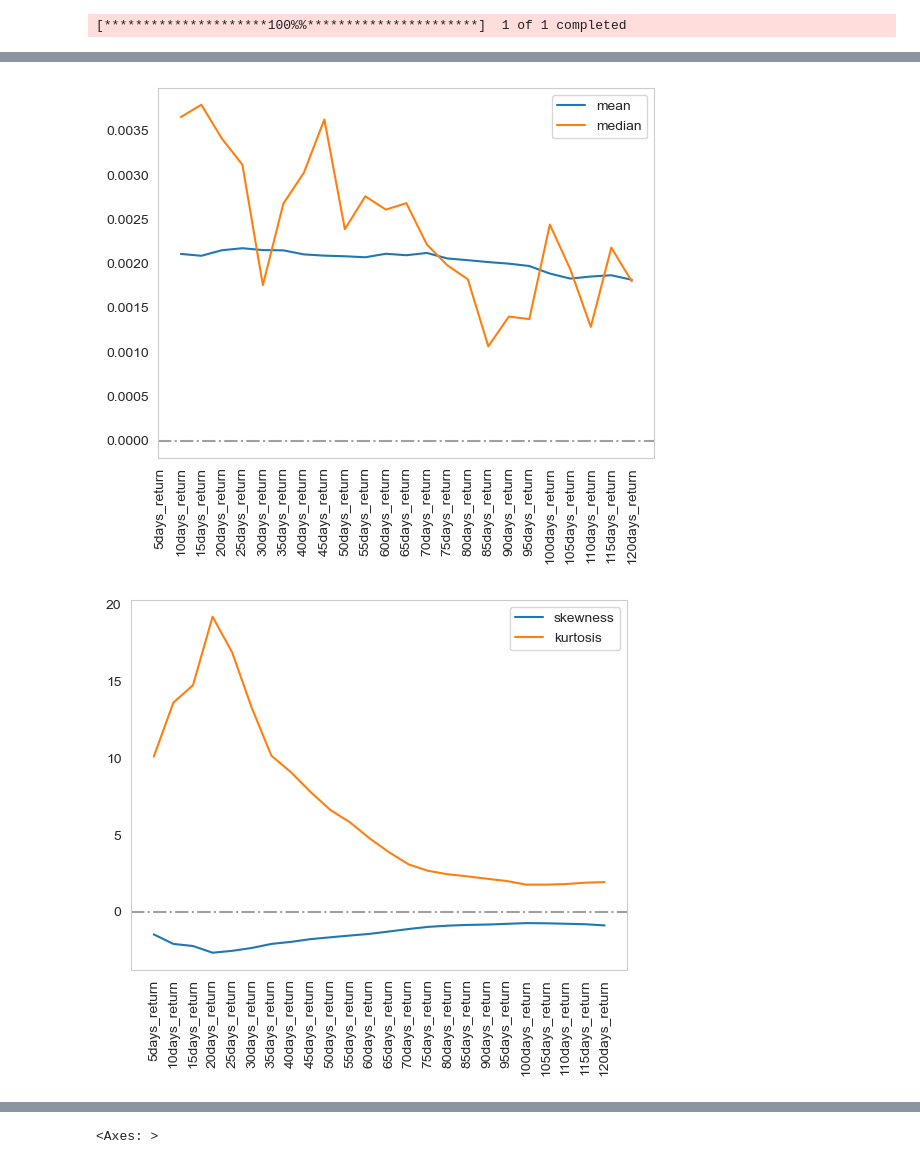
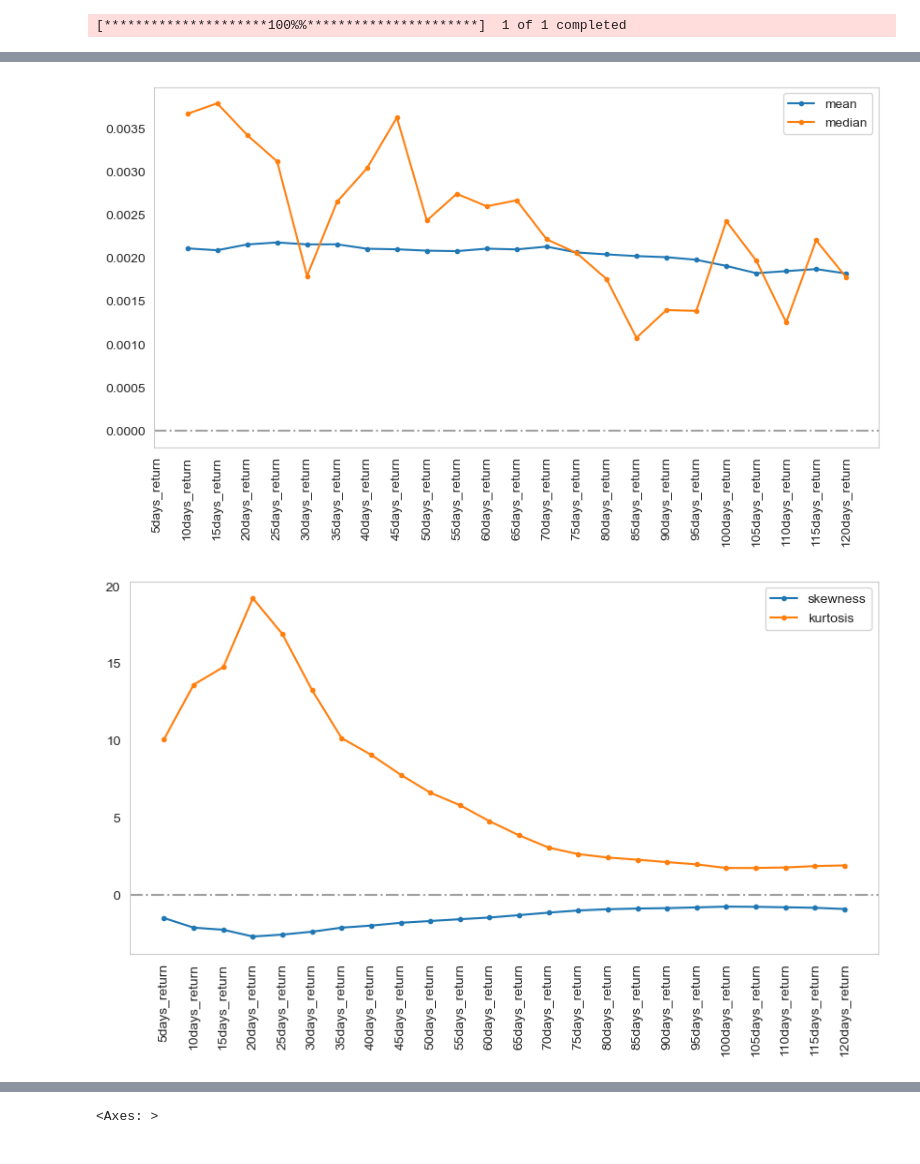
Before and after one commit to Tommylee1013/QuantResearch, a Jupyter notebook: Notes/SPY_boxplot.ipynb, the cells around one changed output, grey strips where cells are left out. Drawn from its saved outputs; the diff is of its cells as text; code cells hidden in the pictures.

```diff
--- a/Notes/SPY_boxplot.ipynb
+++ b/Notes/SPY_boxplot.ipynb
@@ -11,7 +11,7 @@ import numpy as np
 import matplotlib.pyplot as plt
 
 start_date = '2014-01-01'
-end_date = '2024-03-22'
+end_date = '2024-03-25'
 
 data = yf.download('SPY', start = start_date, end = end_date)
 
@@ -74,26 +77,28 @@ plt.show()
 # %%
+plt.figure(figsize = (10, 5))
 plt.plot(
-    return_data.mean(axis = 0).diff(), label = 'mean'
+    return_data.mean(axis = 0).diff(), label = 'mean', marker = '.'
 )
 plt.plot(
-    return_data.median(axis = 0).diff(), label = 'median'
+    return_data.median(axis = 0).diff(), label = 'median', marker = '.'
 )
 #plt.plot(return_data.std(axis = 0).diff(), label = 'standard dev')
 plt.grid(False)
 plt.legend()
 plt.xticks(rotation = 90)
 plt.axhline(0, color = 'gray', ls = '-.', alpha = 0.75)
 plt.show()
 # %% [output]
-[figure, old version]
+[figure, new version]
 # %%
-plt.plot(return_data.skew(axis = 0), label = 'skewness')
-plt.plot(return_data.kurt(axis = 0), label = 'kurtosis')
+plt.figure(figsize = (10, 5))
+plt.plot(return_data.skew(axis = 0), label = 'skewness', marker = '.')
+plt.plot(return_data.kurt(axis = 0), label = 'kurtosis', marker = '.')
 plt.grid(False)
 plt.legend()
 plt.xticks(rotation = 90)
 plt.axhline(0, color = 'gray', ls = '-.', alpha = 0.75)
 plt.show()
 # %% [output]
-[figure, old version]
+[figure, new version]
 # %%
```
Also changed, not shown: parts of 31 cells of this notebook, 6 other files.
